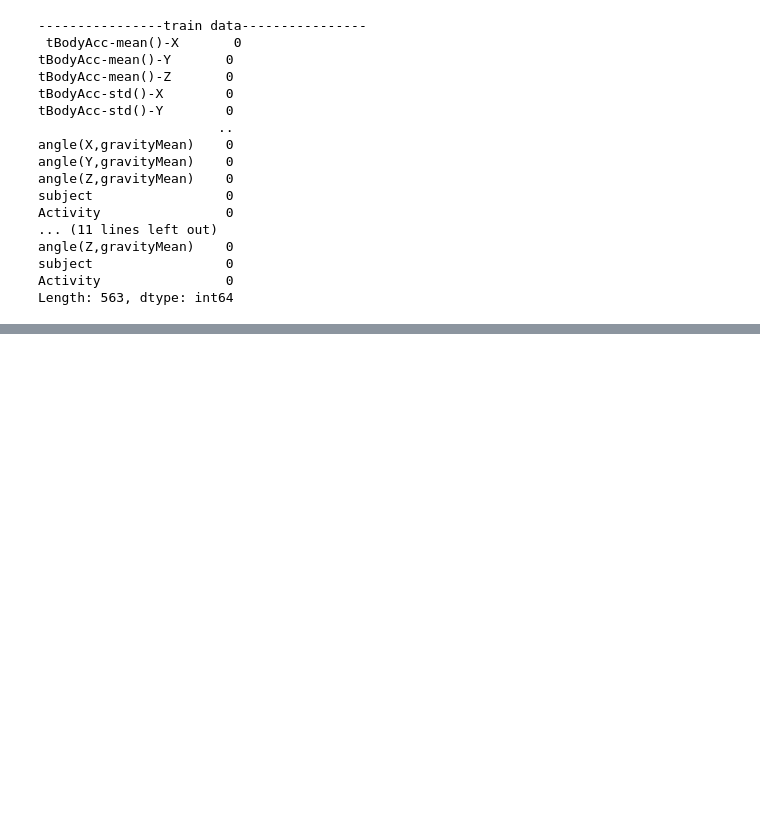
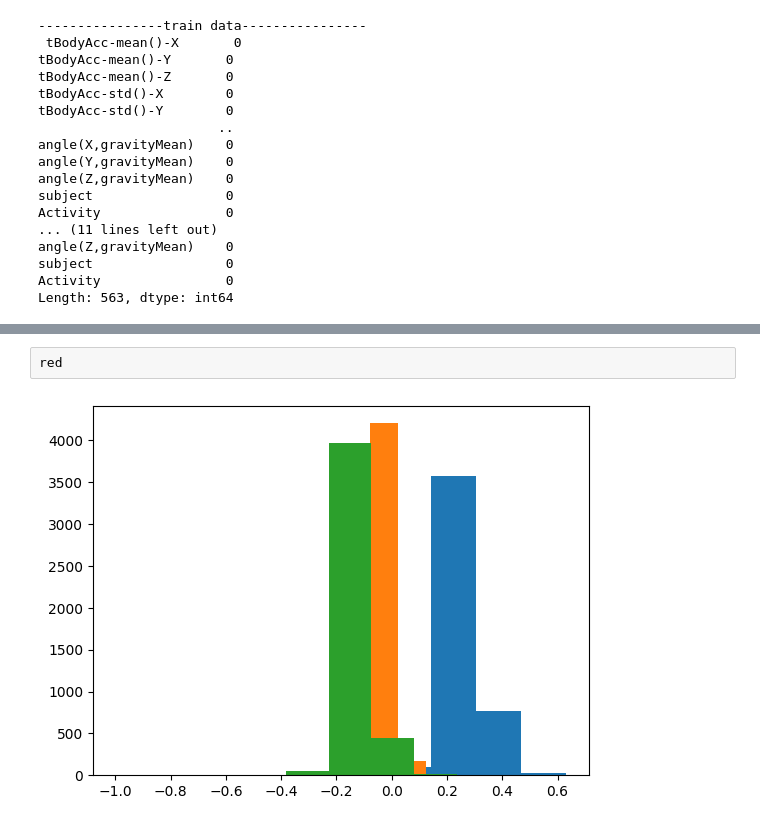
Before and after one commit to johnymeng/imed, a Jupyter notebook: Fall Dectection/smartphone_postural_15.ipynb, the cells around one changed output, grey strips where cells are left out. Cells and saved outputs as stored; diff of their text form; blank space fills up the shorter version.

```diff
--- a/Fall Dectection/smartphone_postural_15.ipynb
+++ b/Fall Dectection/smartphone_postural_15.ipynb
@@ -203,0 +265,4 @@ Length: 563, dtype: int64
+# %%
+red
+# %% [output]
+[figure, added]
```
Also changed, not shown: parts of 3 cells of this notebook.
